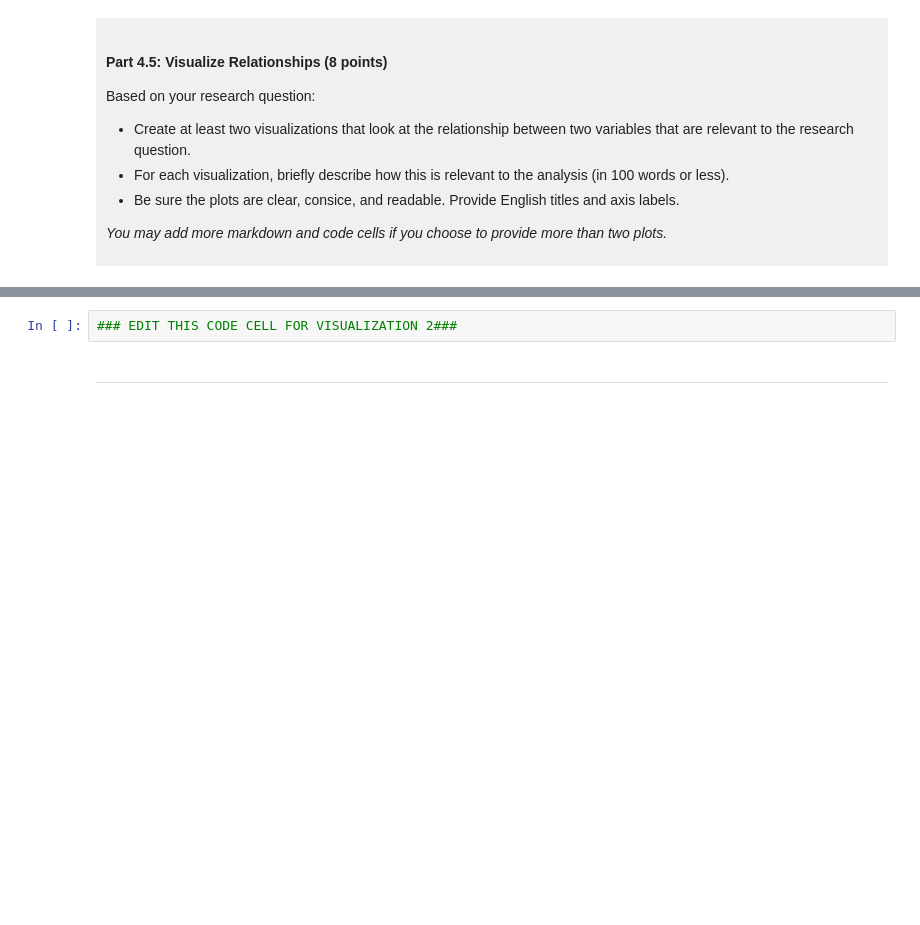
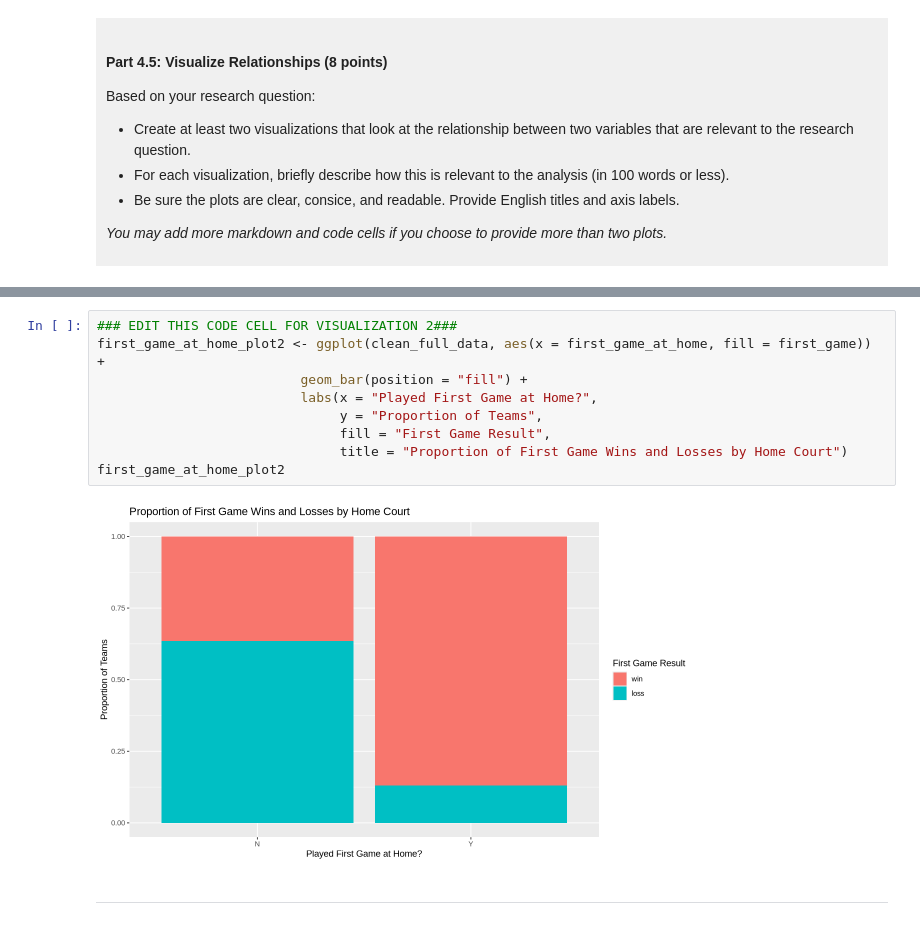
Before and after one commit to Avin-mo/dsci-100-project-avin-motie, a Jupyter notebook: dsci-100-project-notebook.ipynb, the cells around one changed output, grey strips where cells are left out. Drawn from its saved outputs; the diff is of its cells as text; blank space fills up the shorter version.

```diff
--- a/dsci-100-project-notebook.ipynb
+++ b/dsci-100-project-notebook.ipynb
@@ -372,5 +380,14 @@ Visualization 2: %%% EDIT THIS MARKDOWN CELL%%%
 # %%
 ### EDIT THIS CODE CELL FOR VISUALIZATION 2###
+first_game_at_home_plot2 <- ggplot(clean_full_data, aes(x = first_game_at_home, fill = first_game)) +
+                          geom_bar(position = "fill") +
+                          labs(x = "Played First Game at Home?",
+                               y = "Proportion of Teams",
+                               fill = "First Game Result",
+                               title = "Proportion of First Game Wins and Losses by Home Court")
+first_game_at_home_plot2
+# %% [output]
+[figure, added]
 # %% [markdown]
 ------
 # %% [markdown]
```
Also changed, not shown: parts of 5 cells of this notebook.
